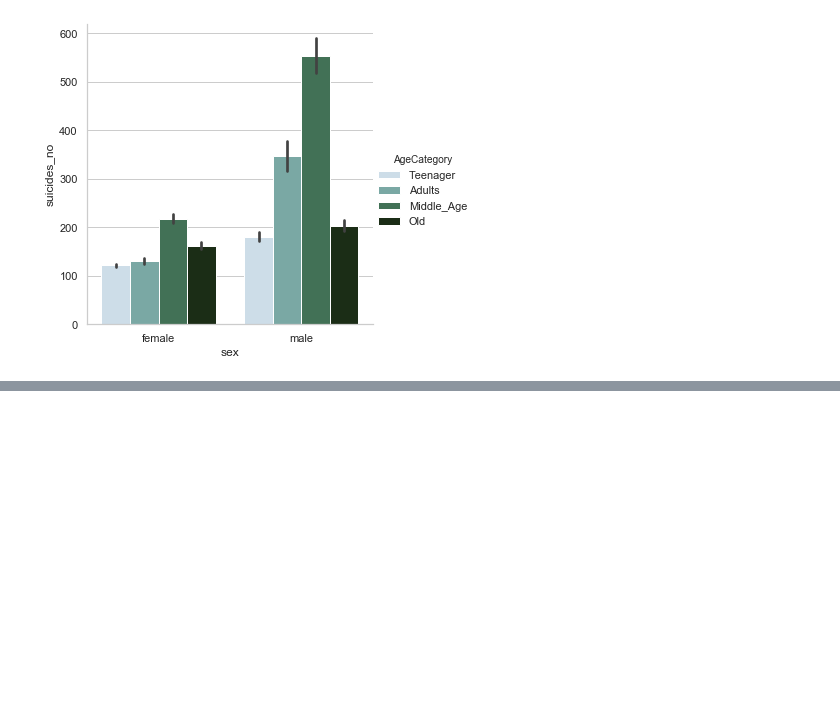
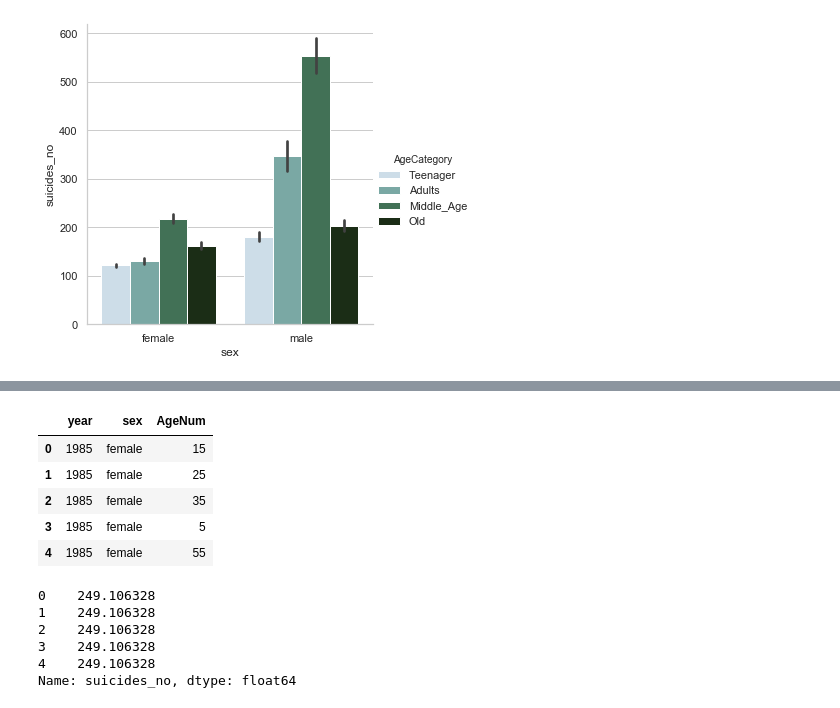
Before and after one commit to lakshyab20/Suicide_Data_Analysis-Prediction, a Jupyter notebook: Suicide_Data_Analysis-Prediction.ipynb, the cells around one changed output, grey strips where cells are left out. Cells and saved outputs as stored; diff of their text form; code cells hidden in the pictures; blank space fills up the shorter version.

```diff
--- a/Suicide_Data_Analysis-Prediction.ipynb
+++ b/Suicide_Data_Analysis-Prediction.ipynb
@@ -335,0 +350,21 @@ sns.catplot(x="sex", y="suicides_no", hue="AgeCategory", kind="bar", palette='ch
+# %%
+X=m_data.loc[:,['year','sex','AgeNum']]
+y=m_data.loc[:,'suicides_no']
+# %%
+X.head()
+# %% [output]
+|  | year | sex | AgeNum |
+| 0 | 1985 | female | 15 |
+| 1 | 1985 | female | 25 |
+| 2 | 1985 | female | 35 |
+| 3 | 1985 | female | 5 |
+| 4 | 1985 | female | 55 |
+# %%
+y.head()
+# %% [output]
+0    249.106328
+1    249.106328
+2    249.106328
+3    249.106328
+4    249.106328
+Name: suicides_no, dtype: float64
```
Also changed, not shown: parts of 4 cells of this notebook.
